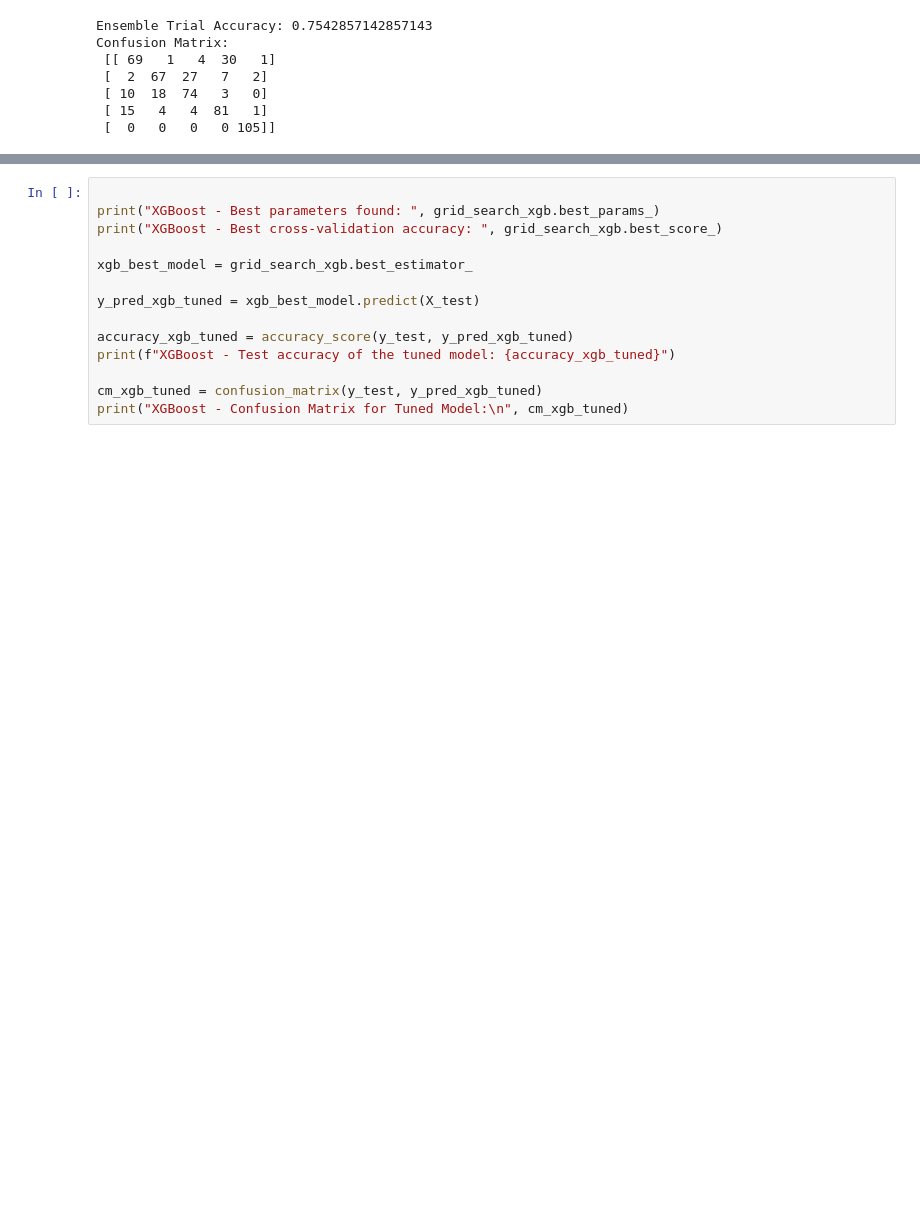
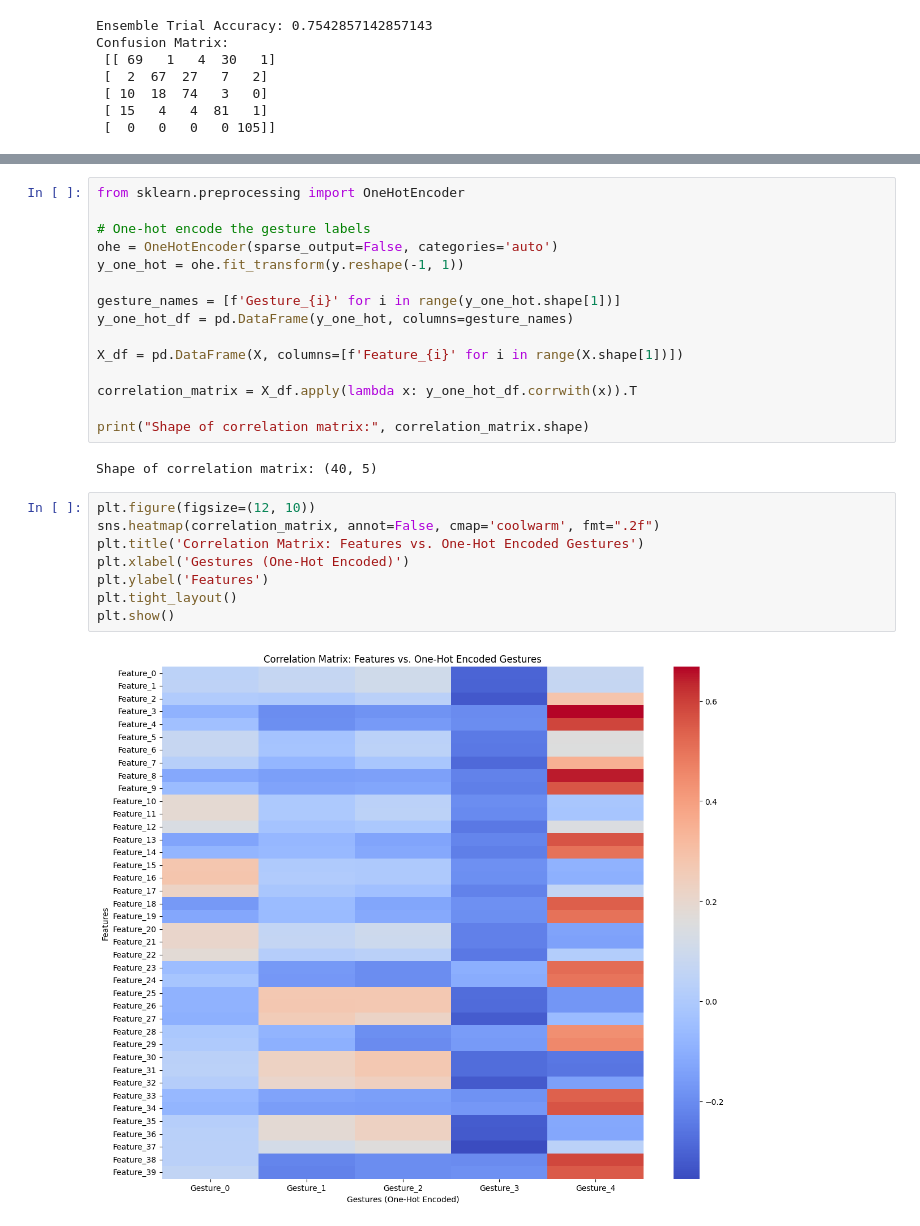
Before and after one commit to Dhanush-sai-reddy/uponcv-csv, a Jupyter notebook: Synapse.ipynb, the cells around one changed output, grey strips where cells are left out. Cells and saved outputs as stored; diff of their text form; blank space fills up the shorter version.

Commit message:
Created using Colab-correlation

```diff
--- a/Synapse.ipynb
+++ b/Synapse.ipynb
@@ -362,14 +246,27 @@ NameError: name 'X_train' is not defined
-# %%
-
-print("XGBoost - Best parameters found: ", grid_search_xgb.best_params_)
-print("XGBoost - Best cross-validation accuracy: ", grid_search_xgb.best_score_)
-
-xgb_best_model = grid_search_xgb.best_estimator_
-
-y_pred_xgb_tuned = xgb_best_model.predict(X_test)
-
-accuracy_xgb_tuned = accuracy_score(y_test, y_pred_xgb_tuned)
-print(f"XGBoost - Test accuracy of the tuned model: {accuracy_xgb_tuned}")
-
-cm_xgb_tuned = confusion_matrix(y_test, y_pred_xgb_tuned)
-print("XGBoost - Confusion Matrix for Tuned Model:\n", cm_xgb_tuned)
+# %%
+from sklearn.preprocessing import OneHotEncoder
+
+# One-hot encode the gesture labels
+ohe = OneHotEncoder(sparse_output=False, categories='auto')
+y_one_hot = ohe.fit_transform(y.reshape(-1, 1))
+
+gesture_names = [f'Gesture_{i}' for i in range(y_one_hot.shape[1])]
+y_one_hot_df = pd.DataFrame(y_one_hot, columns=gesture_names)
+
+X_df = pd.DataFrame(X, columns=[f'Feature_{i}' for i in range(X.shape[1])])
+
+correlation_matrix = X_df.apply(lambda x: y_one_hot_df.corrwith(x)).T
+
+print("Shape of correlation matrix:", correlation_matrix.shape)
+# %% [output]
+Shape of correlation matrix: (40, 5)
+# %%
+plt.figure(figsize=(12, 10))
+sns.heatmap(correlation_matrix, annot=False, cmap='coolwarm', fmt=".2f")
+plt.title('Correlation Matrix: Features vs. One-Hot Encoded Gestures')
+plt.xlabel('Gestures (One-Hot Encoded)')
+plt.ylabel('Features')
+plt.tight_layout()
+plt.show()
+# %% [output]
+[figure, added]
```
Also changed, not shown: parts of 6 cells of this notebook.
